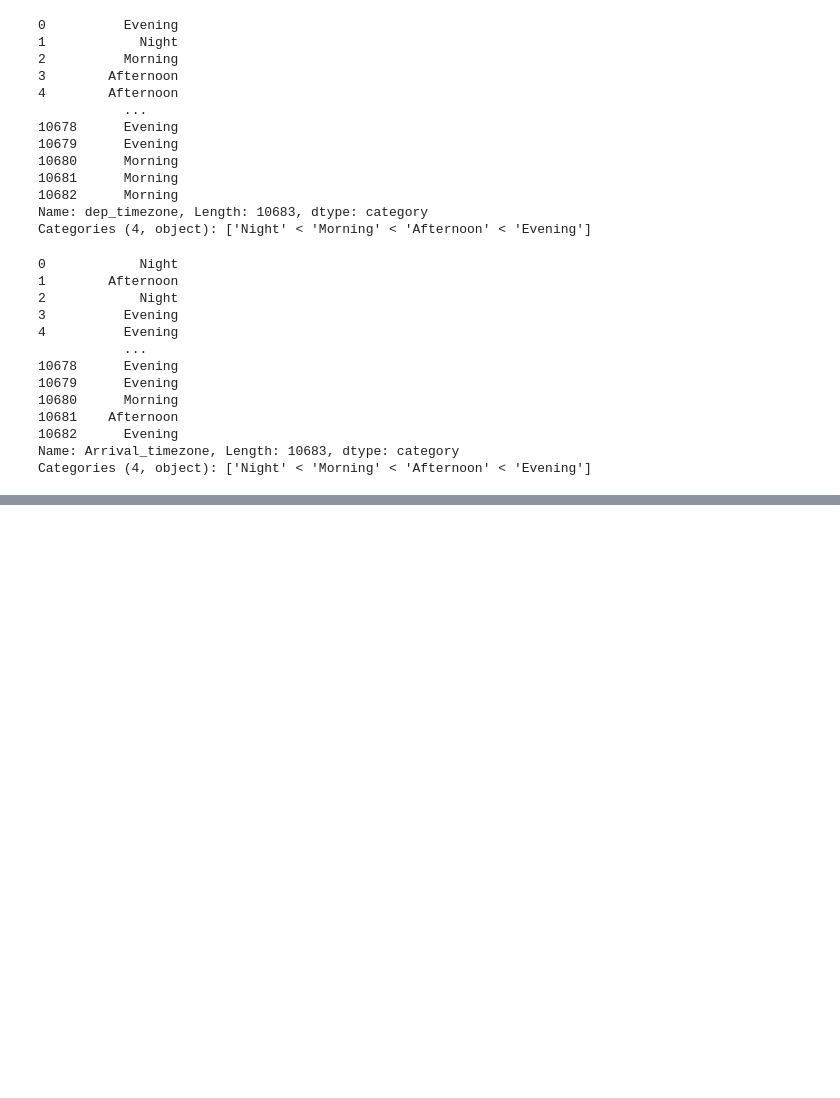
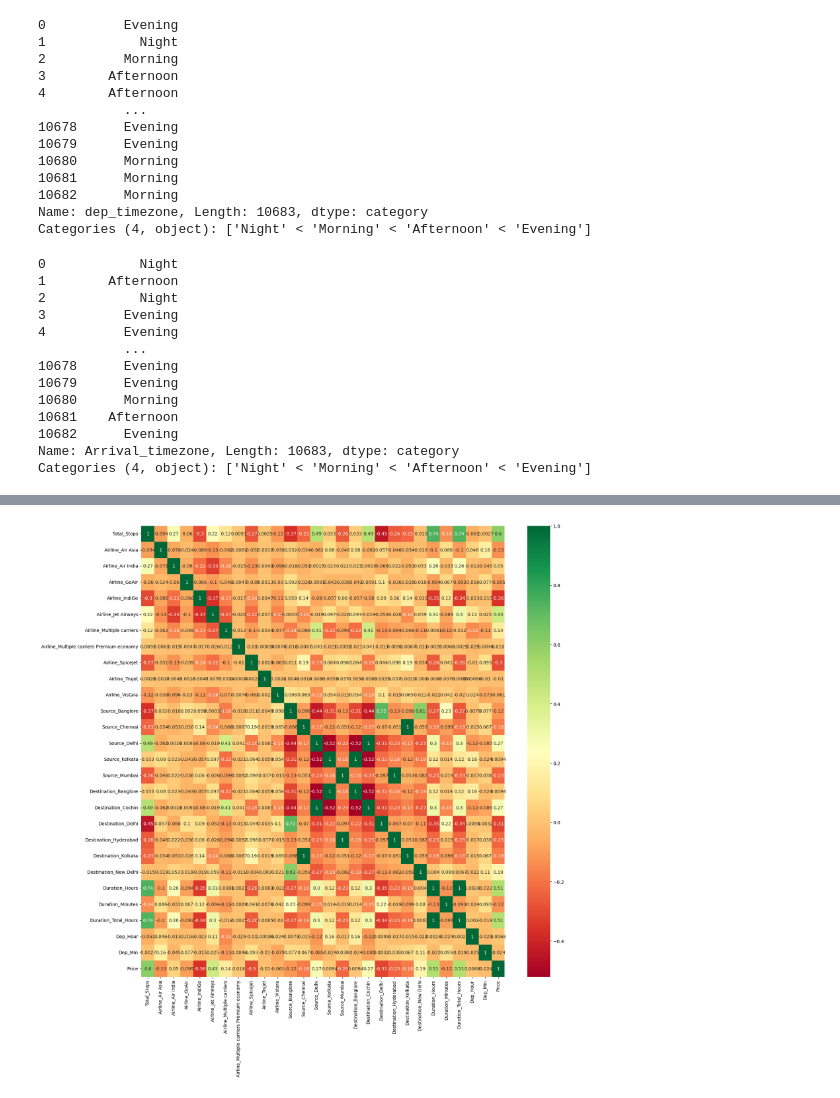
Before and after one commit to fhossain0/HNU_prosjects, a Jupyter notebook: FeatureEngineering_catagorical_data.ipynb, the cells around one changed output, grey strips where cells are left out. Saved outputs shown, nothing was run; the diff lists cells and outputs as text; code cells hidden in the pictures; blank space fills up the shorter version.

```diff
--- a/FeatureEngineering_catagorical_data.ipynb
+++ b/FeatureEngineering_catagorical_data.ipynb
@@ -72,5 +72,5 @@ airdata['Airline'].unique().tolist()
  'Multiple carriers Premium economy',
  'Trujet']
 # %%
-airdata['airline']= np.where(airdata['Airline']== 'Vistara Premium economy', 'Vistara', airdata['Airline'])
-airdata['airline']= np.where(airdata['Airline']== 'Jet Airways Business', 'Jet Airways', airdata['Airline'])
+airdata['Airline']= np.where(airdata['Airline']== 'Vistara Premium economy', 'Vistara', airdata['Airline'])
+airdata['Airline']= np.where(airdata['Airline']== 'Jet Airways Business', 'Jet Airways', airdata['Airline'])
@@ -197,3 +229,11 @@ dataset['Arrival_timezone']
 10682      Evening
 Name: Arrival_timezone, Length: 10683, dtype: category
 Categories (4, object): ['Night' < 'Morning' < 'Afternoon' < 'Evening']
+# %%
+# Transform the date of journy columns
+dataset['Month']= pd.to_datetime(dataset['Date_of_Journey'], format= "%d/%m/%Y").dt.month
+# %%
+dataset['Day_of_week']= pd.to_datetime(dataset['Date_of_Journey']).dt.day_name()
+dataset['Day_of_week']
+
+dataset.columns
@@ -199,0 +254,12 @@ Categories (4, object): ['Night' < 'Morning' < 'Afternoon' < 'Evening']
+# %%
+dataset1= dataset[['Total_Stops',
+       'Airline_Air Asia', 'Airline_Air India', 'Airline_GoAir',
+       'Airline_IndiGo', 'Airline_Jet Airways', 'Airline_Multiple carriers',
+       'Airline_Multiple carriers Premium economy', 'Airline_SpiceJet',
+       'Airline_Trujet', 'Airline_Vistara', 'Source_Banglore',
+       'Source_Chennai', 'Source_Delhi', 'Source_Kolkata', 'Source_Mumbai',
+       'Destination_Banglore', 'Destination_Cochin', 'Destination_Delhi',
+       'Destination_Hyderabad', 'Destination_Kolkata', 'Destination_New Delhi',
+       'Duration_Hours', 'Duration_Minutes', 'Duration_Total_Hours',
+       'Dep_Hour', 'Dep_Min', 'Price' ]]
+dataset1
@@ -199,0 +301,7 @@ Categories (4, object): ['Night' < 'Morning' < 'Afternoon' < 'Evening']
+# %%
+# heatmap construction
+plt.figure(figsize= (18, 18))
+sns.heatmap(dataset1.corr(), annot= True, cmap= 'RdYlGn')
+plt.show()
+# %% [output]
+[figure, added]
```
Also changed, not shown: parts of 11 cells of this notebook.
